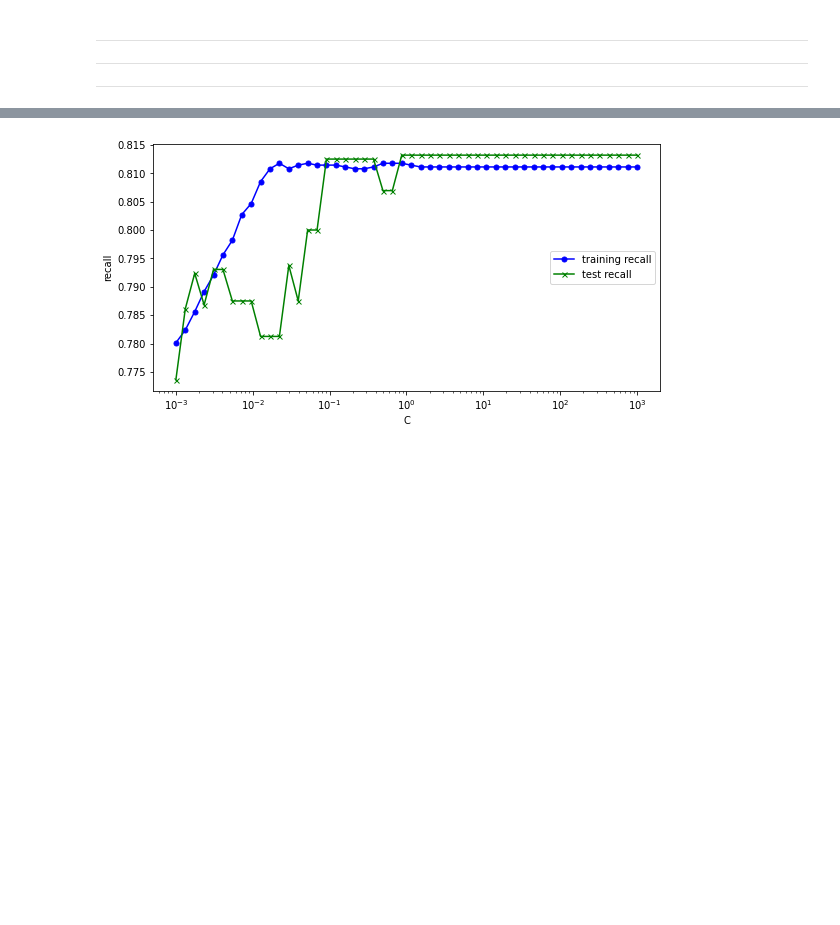
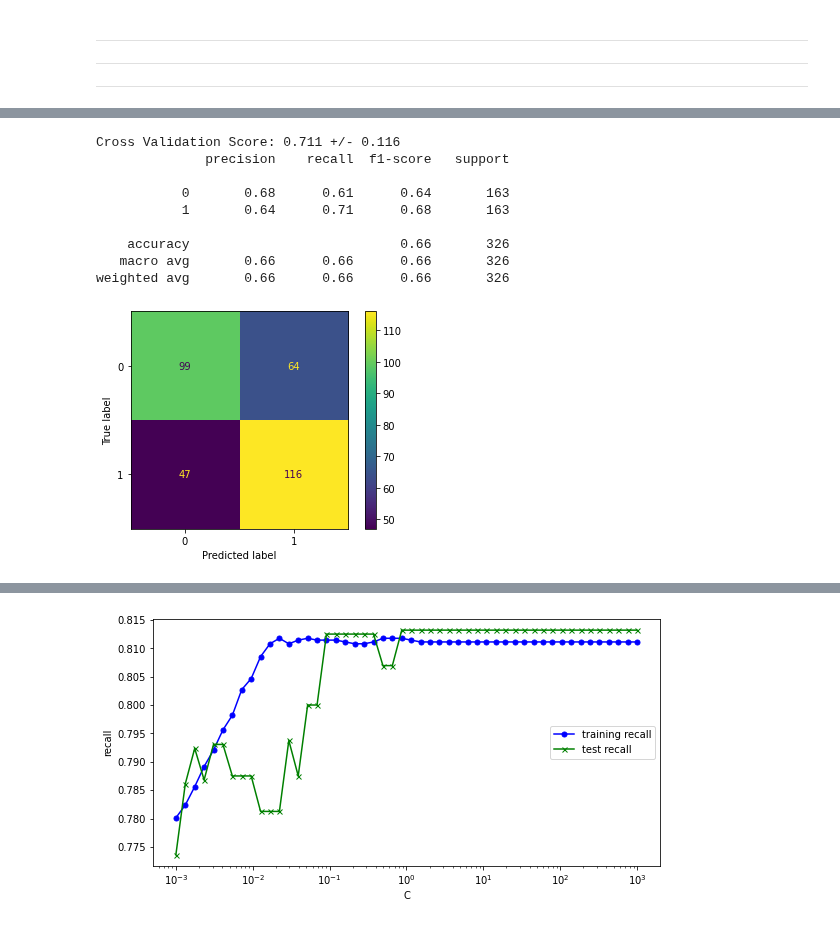
Before and after one commit to JaviCeRodriguez/Heart-Failure-ML, a Jupyter notebook: classification_v2.ipynb, the cells around one changed output, grey strips where cells are left out. Saved outputs shown, nothing was run; the diff lists cells and outputs as text; code cells hidden in the pictures; blank space fills up the shorter version.

```diff
--- a/classification_v2.ipynb
+++ b/classification_v2.ipynb
@@ -167,0 +193,14 @@ def plt_eb (model,rmax):
+# %%
+per_model = Perceptron(fit_intercept=False, max_iter=40000,penalty="l2",random_state=420,alpha=1e-5,eta0=0.05)
+model_setup(per_model)
+# %% [output]
+Cross Validation Score: 0.711 +/- 0.116
+              precision    recall  f1-score   support
+
+           0       0.68      0.61      0.64       163
+           1       0.64      0.71      0.68       163
+
+    accuracy                           0.66       326
+   macro avg       0.66      0.66      0.66       326
+weighted avg       0.66      0.66      0.66       326
+[figure, added]
```
Also changed, not shown: parts of 37 cells of this notebook.
